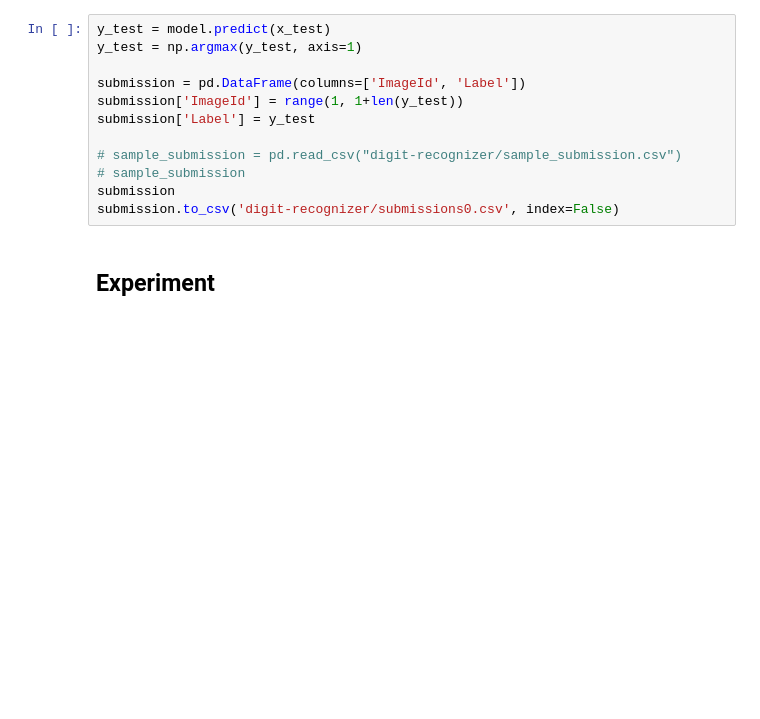
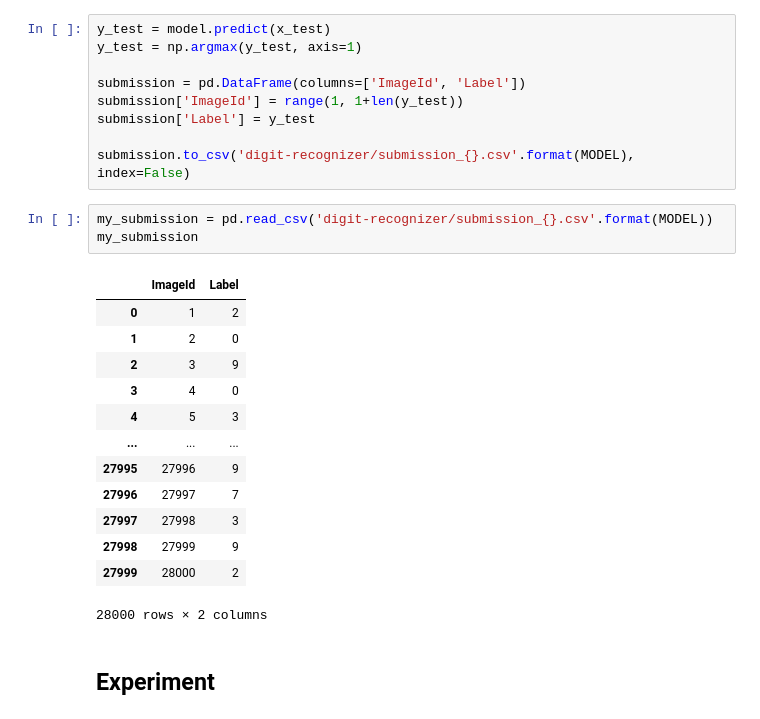
Before and after one commit to KuoJeffrey/digitRecognizer, a Jupyter notebook: lenet.ipynb, the cells around one changed output. Drawn from its saved outputs; the diff is of its cells as text; blank space fills up the shorter version.

```diff
--- a/lenet.ipynb
+++ b/lenet.ipynb
@@ -187,10 +341,24 @@ submission = pd.DataFrame(columns=['ImageId', 'Label'])
 submission['ImageId'] = range(1, 1+len(y_test))
 submission['Label'] = y_test
 
-# sample_submission = pd.read_csv("digit-recognizer/sample_submission.csv")
-# sample_submission
-submission
-submission.to_csv('digit-recognizer/submissions0.csv', index=False)
+submission.to_csv('digit-recognizer/submission_{}.csv'.format(MODEL), index=False)
+# %%
+my_submission = pd.read_csv('digit-recognizer/submission_{}.csv'.format(MODEL))
+my_submission
+# %% [output]
+|  | ImageId | Label |
+| 0 | 1 | 2 |
+| 1 | 2 | 0 |
+| 2 | 3 | 9 |
+| 3 | 4 | 0 |
+| 4 | 5 | 3 |
+| ... | ... | ... |
+| 27995 | 27996 | 9 |
+| 27996 | 27997 | 7 |
+| 27997 | 27998 | 3 |
+| 27998 | 27999 | 9 |
+| 27999 | 28000 | 2 |
+28000 rows × 2 columns
 # %% [markdown]
 ## Experiment
 # %%
```
Also changed, not shown: parts of 11 cells of this notebook.
